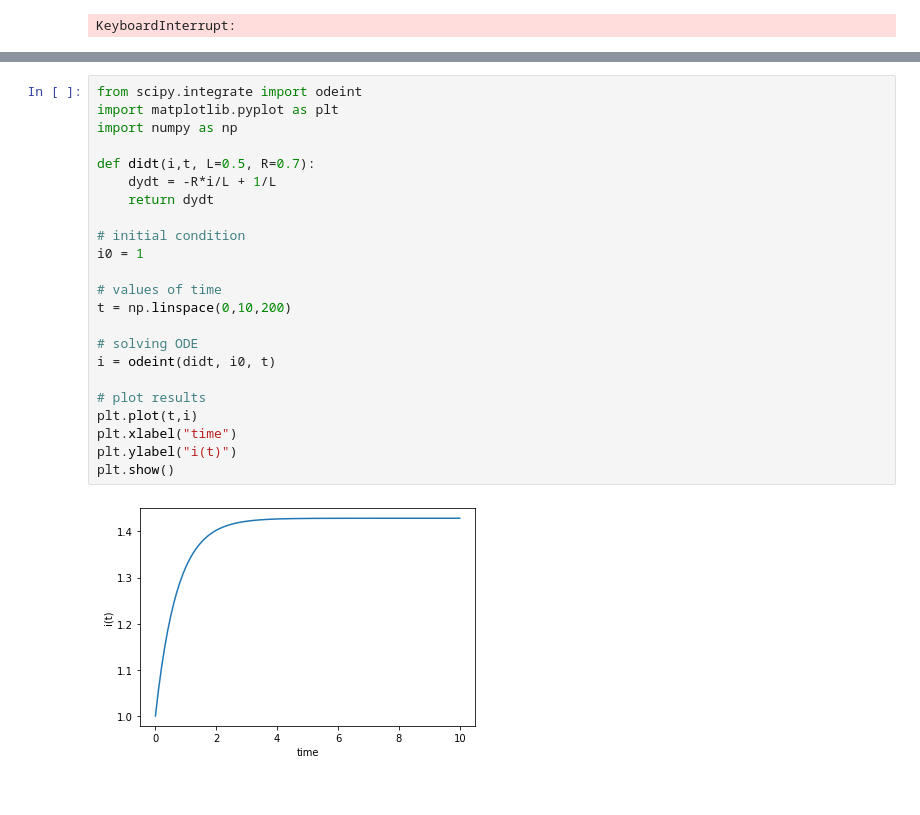
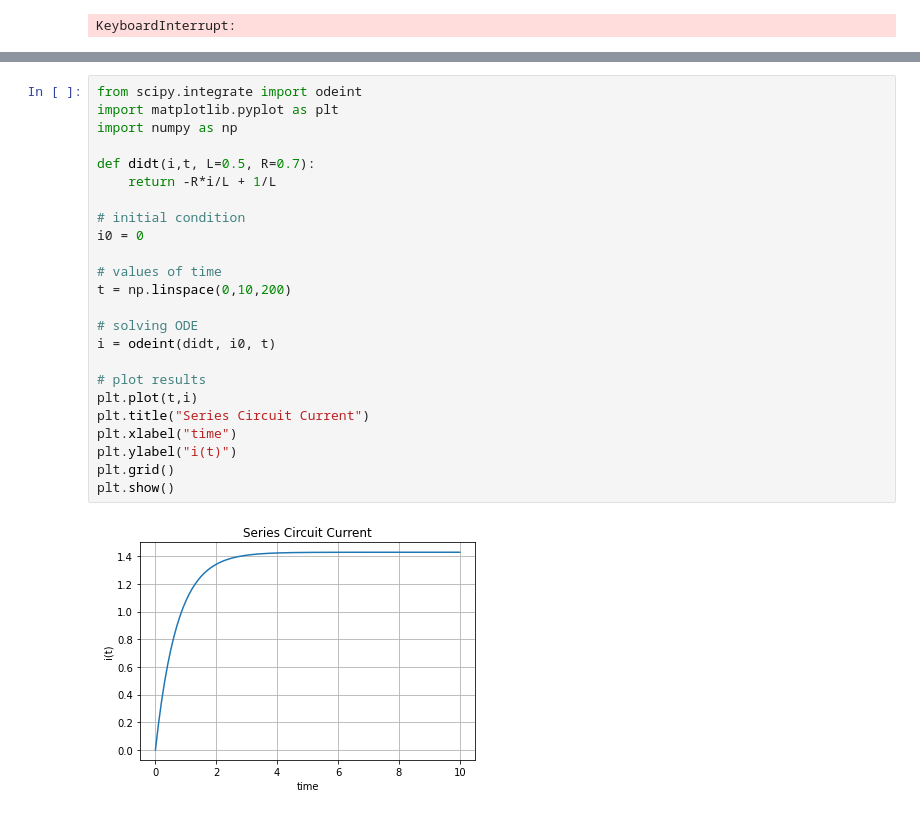
Before and after one commit to ENELEngineering/ENEL102, a Jupyter notebook: assignmentFour.ipynb, the cells around one changed output, grey strips where cells are left out. Cells and saved outputs as stored; diff of their text form.

```diff
--- a/assignmentFour.ipynb
+++ b/assignmentFour.ipynb
@@ -133,27 +133,28 @@ KeyboardInterrupt:
 # %%
 from scipy.integrate import odeint
 import matplotlib.pyplot as plt
 import numpy as np
 
 def didt(i,t, L=0.5, R=0.7):
-    dydt = -R*i/L + 1/L
-    return dydt
+    return -R*i/L + 1/L
 
 # initial condition
-i0 = 1
+i0 = 0
 
 # values of time
 t = np.linspace(0,10,200)
 
 # solving ODE
 i = odeint(didt, i0, t)
 
 # plot results
 plt.plot(t,i)
+plt.title("Series Circuit Current")
 plt.xlabel("time")
 plt.ylabel("i(t)")
+plt.grid()
 plt.show()
 # %% [output]
-[figure, old version]
+[figure, new version]
 # %% [markdown]
 ![QuestionSeven](images/q7.png)
```
Also changed, not shown: parts of 2 cells of this notebook.
